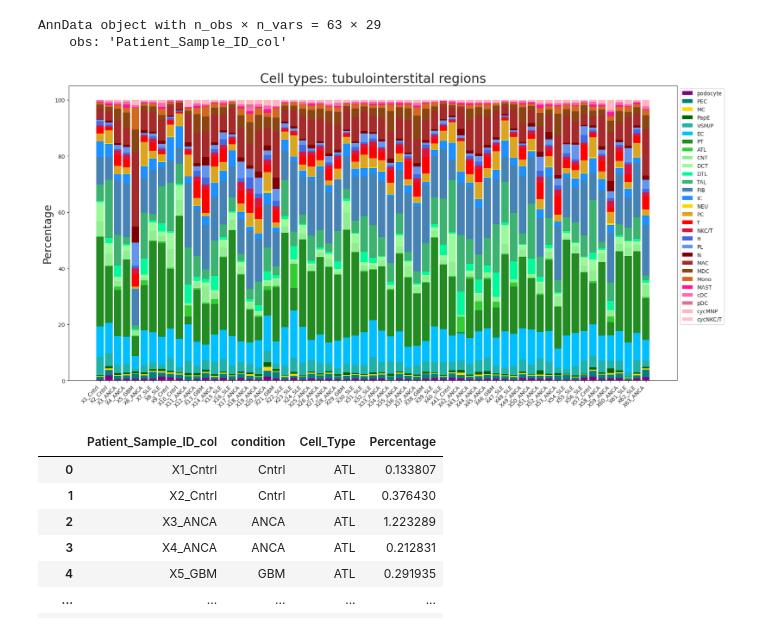
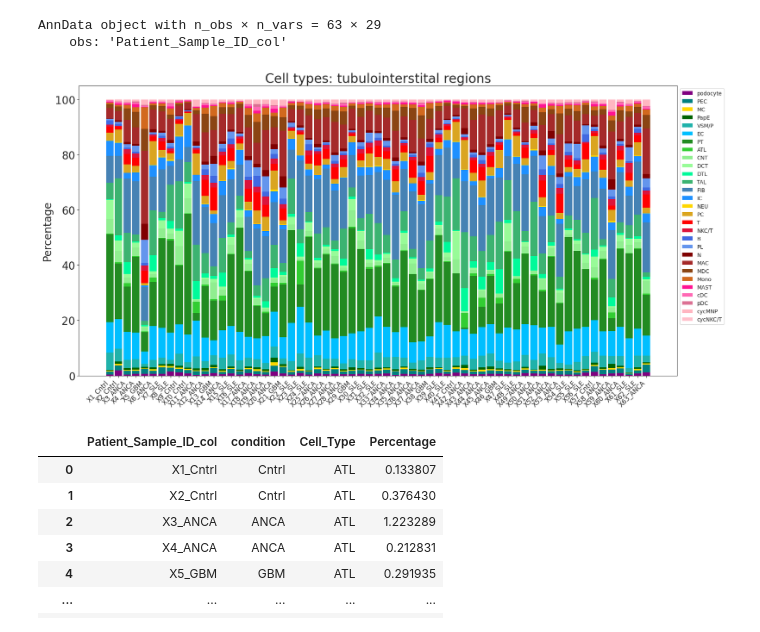
Before and after one commit to Zeba-Sultana/xenium-cgn, a Jupyter notebook: notebooks/12_CellTypeProportions_BoxPlots/s01_CellComposition_Tubulointerstitial.ipynb, the cells around one changed output. Drawn from its saved outputs; the diff is of its cells as text; code cells hidden in the pictures.

```diff
--- a/notebooks/12_CellTypeProportions_BoxPlots/s01_CellComposition_Tubulointerstitial.ipynb
+++ b/notebooks/12_CellTypeProportions_BoxPlots/s01_CellComposition_Tubulointerstitial.ipynb
@@ -165,37 +165,40 @@ AnnData object with n_obs × n_vars = 63 × 29
 # %%
 import matplotlib.pyplot as plt
 from matplotlib.colors import ListedColormap
 from sccoda.util import data_visualization as viz
 
 # Extract the colors from adata
 colors = adata.uns["celltype_l1_colors"]
 
 # Convert the list of colors to a Matplotlib colormap
 colormap = ListedColormap(colors)
 
 plt.rcParams['figure.figsize'] = [18, 9]
 viz.stacked_barplot(data=data_Xen, feature_name="Patient_Sample_ID_col", cmap=colormap)
 
+
 # Customize fonts and plot
 title_fontsize = 24
 label_fontsize = 20
-tick_fontsize = 10
+#tick_fontsize = 10
+xtick_fontsize = 12
+ytick_fontsize = 20
 legend_fontsize = 18
 
 plt.title('Cell types: tubulointerstital regions', fontsize=title_fontsize)
 #plt.xlabel("")  # Remove x-axis label
 plt.ylabel('Percentage', fontsize=label_fontsize)
-plt.xticks(rotation=45, fontsize=tick_fontsize, ha='right', va='top')
-plt.yticks(fontsize=tick_fontsize)
+plt.xticks(rotation=45, fontsize=xtick_fontsize, ha='right', va='top')
+plt.yticks(fontsize=ytick_fontsize)
 #plt.legend(title='Condition', title_fontsize=legend_fontsize, fontsize=legend_fontsize, bbox_to_anchor=(1.05, 1), loc='upper left')
 
 # Show the plot
 plt.tight_layout()
 plt.savefig("./output/Barplot_CellType_Percentages_Tubulointerstital.png")
 plt.savefig("./output/Barplot_CellType_Percentages_Tubulointerstital.pdf")
 plt.show()
 # %% [output]
-[figure, old version]
+[figure, new version]
 # %%
 df_sampleXcelltypes["condition"]=df_sampleXcelltypes["Patient_Sample_ID_col"].str.split("_").str[1]
 
```
Also changed, not shown: parts of 1 cell of this notebook, 2 other files.
